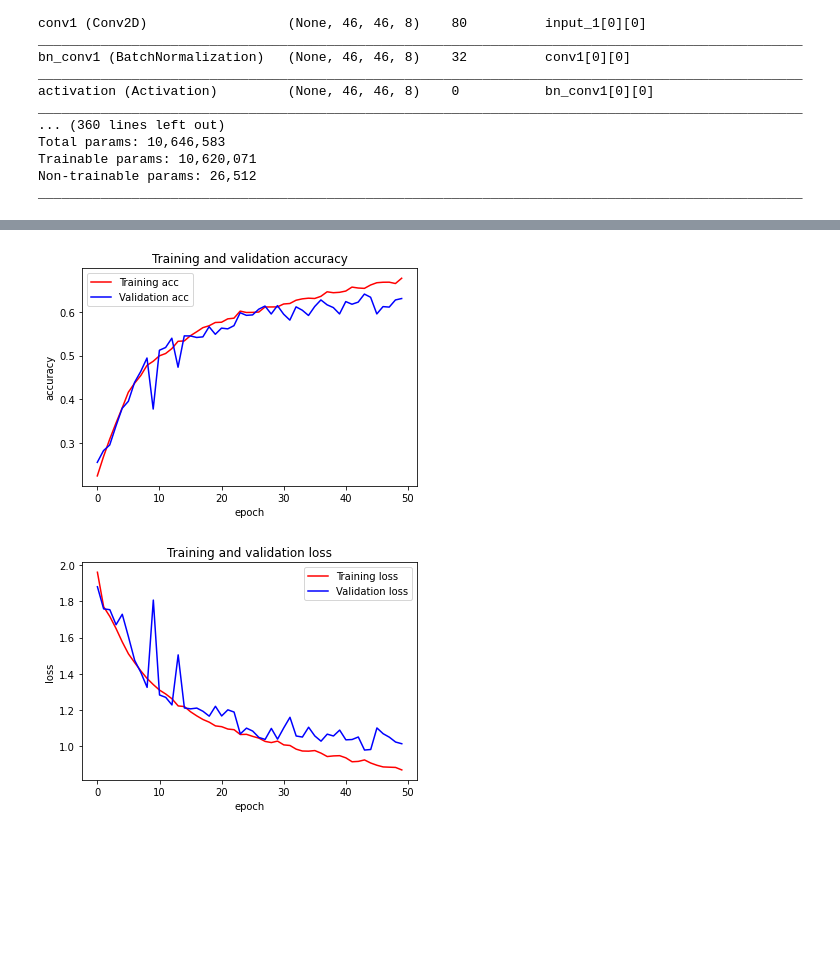
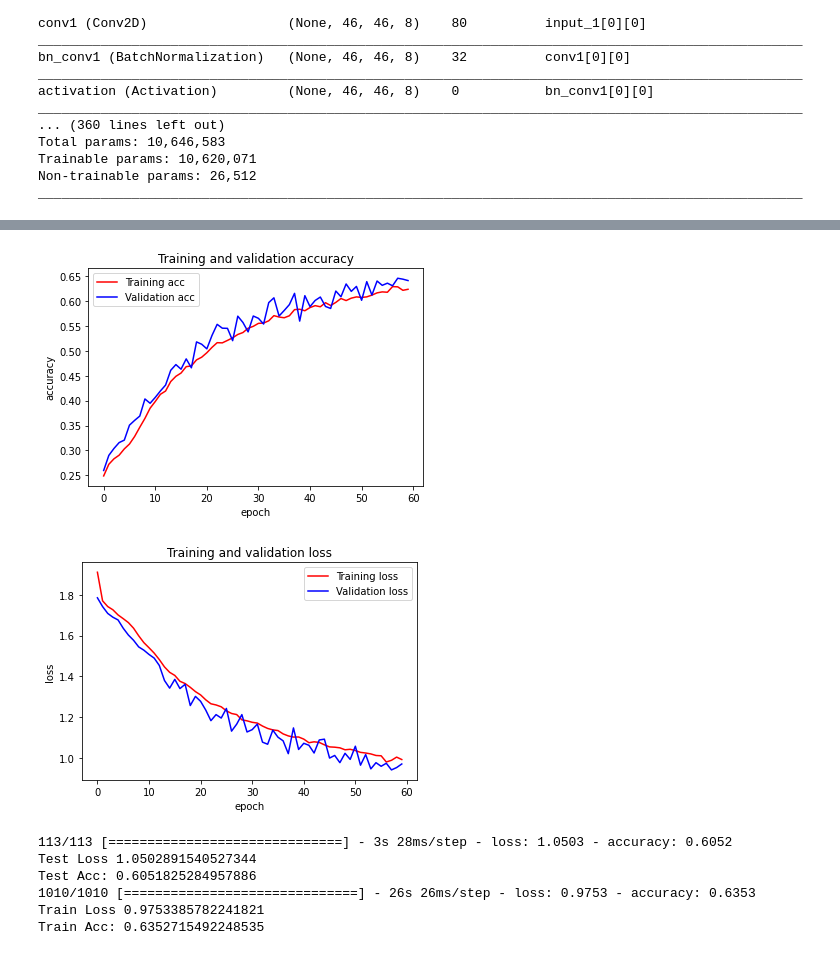
Before and after one commit to senapahlevi/FER2013_Resnet50_WeightNone, a Jupyter notebook: scratch/FER2013_Resnet50_weightnone_nodropout.ipynb, the cells around one changed output, grey strips where cells are left out. Saved outputs shown, nothing was run; the diff lists cells and outputs as text; code cells hidden in the pictures; blank space fills up the shorter version.

Commit message:
SGD_LR=0.01_BS:64_epochs60_resnet50_Finetune_Aug:rr,sr,ws,hs,zr,hf

```diff
--- a/scratch/FER2013_Resnet50_weightnone_nodropout.ipynb
+++ b/scratch/FER2013_Resnet50_weightnone_nodropout.ipynb
@@ -265,7 +366,7 @@ num_classes = 7
 
 from keras.optimizers import Adam, SGD
 model = ResNet50(input_shape = (48, 48, 1), classes = 7)
-optimizer = Adam(learning_rate=0.00009, beta_1=0.9, beta_2=0.999, epsilon=1e-7)
+optimizer = SGD(learning_rate=0.01)
 model.compile(optimizer= optimizer, loss='sparse_categorical_crossentropy', metrics=['accuracy'])
 # %%
 #kita mau save model callbacks
@@ -277,7 +378,7 @@ except:
 # %%
-file_name = 'Best_Model_resnet50Scracth_tipe5.h5'
+"""file_name = 'Best_Model_resnet50Scracth_sena1.h5'
 
-checkpoint_path = os.path.join('checkpoint',file_name)
+checkpoint_path = os.path.join('checkpoint',file_name)"""
 # %%
 call_back = tf.keras.callbacks.ModelCheckpoint(filepath = checkpoint_path,
                                                monitor='val_accuracy',
@@ -307,7 +408,7 @@ Trainable params: 10,620,071
 Non-trainable params: 26,512
 __________________________________________________________________________________________________
 # %%
-history = model.fit(data_generator.flow(xtrain, ytrain,),
+"""history = model.fit(data_generator.flow(xtrain, ytrain,),
                         steps_per_epoch=len(xtrain) / batch_size,
                         epochs=num_epochs, verbose=1,callbacks=call_back,
-                        validation_data= (xtest,ytest))
+                        validation_data= (xtest,ytest))"""
@@ -335,0 +415,7 @@ Epoch 00050: val_accuracy did not improve from 0.64015
+# %%
+history = model.fit(
+    data_generator.flow(xtrain, ytrain,),
+    steps_per_epoch=len(xtrain) / batch_size,
+    epochs=num_epochs,
+    verbose=1,
+    validation_data= (x_val,y_val))
@@ -336,26 +440,42 @@ Epoch 00050: val_accuracy did not improve from 0.64015
 # %%
 import matplotlib.pyplot as plt
 
-#gffhgffkjkjds
+model.save('/content/drive/MyDrive/FER2013KaggleOri/fer2013/Resnet50Scracth/scratchcheckpoint/Best_Model_resnet50ScracthSGD1.h5')
+
+#gffhgffkjkjdskjjkjkjkj
 accuracy = history.history['accuracy']
 val_accuracy = history.history['val_accuracy']
 loss = history.history['loss']
 val_loss = history.history['val_loss']
 num_epochs = range(len(accuracy))
 plt.plot(num_epochs, accuracy, 'r', label='Training acc')
 plt.plot(num_epochs, val_accuracy, 'b', label='Validation acc')
 plt.title('Training and validation accuracy')
 plt.ylabel('accuracy')
 plt.xlabel('epoch')
 plt.legend()
 plt.figure()
 plt.plot(num_epochs, loss, 'r', label='Training loss')
 plt.plot(num_epochs, val_loss, 'b', label='Validation loss')
 plt.title('Training and validation loss')
 plt.ylabel('loss')
 plt.xlabel('epoch')
 plt.legend()
 plt.show()
 # %% [output]
-[figure, old version]
+[figure, new version]
-[figure, old version]
+[figure, new version]
+# %%
+testloss = model.evaluate(xtest, ytest)
+print("Test Loss " + str(testloss[0]))
+print("Test Acc: " + str(testloss[1]))
+trainloss = model.evaluate(xtrain, ytrain)
+print("Train Loss " + str(trainloss[0]))
+print("Train Acc: " + str(trainloss[1]))
+# %% [output]
+113/113 [==============================] - 3s 28ms/step - loss: 1.0503 - accuracy: 0.6052
+Test Loss 1.0502891540527344
+Test Acc: 0.6051825284957886
+1010/1010 [==============================] - 26s 26ms/step - loss: 0.9753 - accuracy: 0.6353
+Train Loss 0.9753385782241821
+Train Acc: 0.6352715492248535
```
Also changed, not shown: parts of 19 cells of this notebook.
